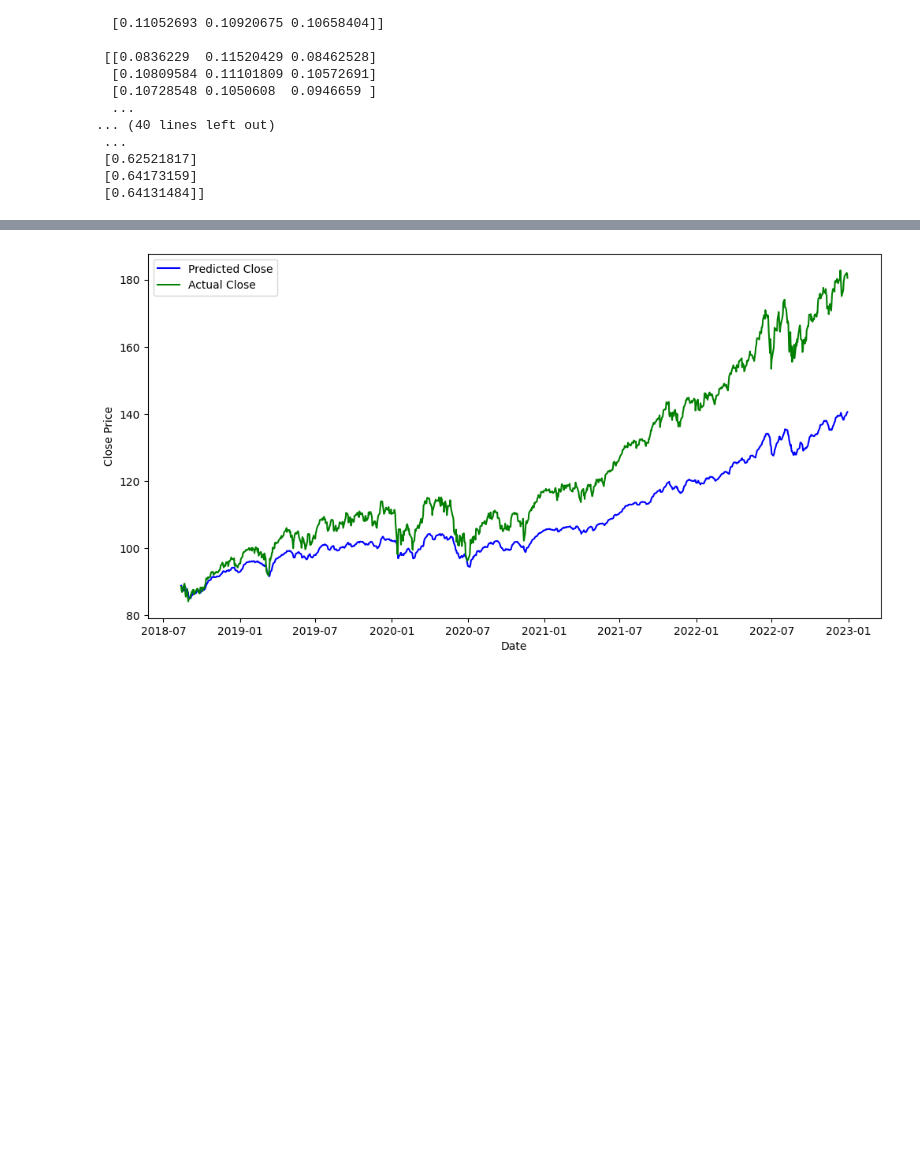
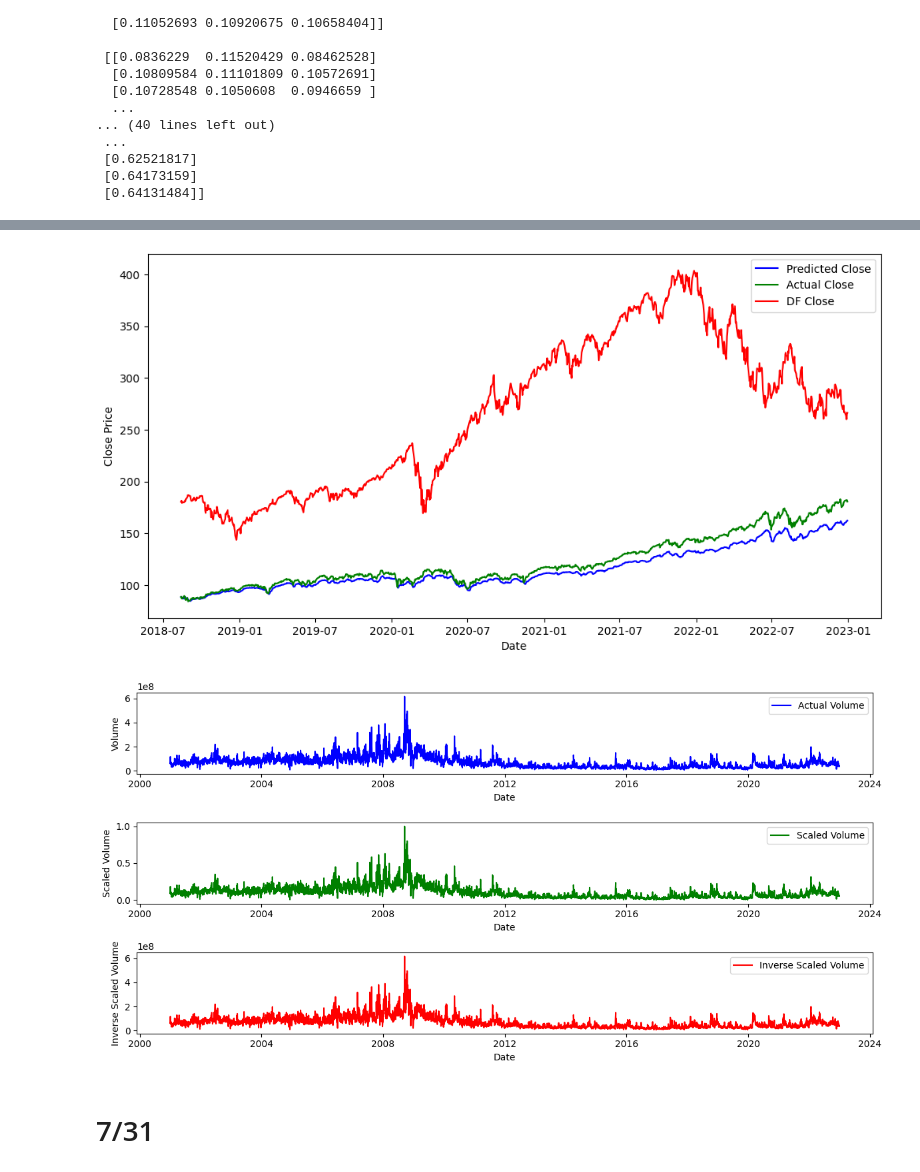
Before and after one commit to yunmokoo/SPY-Forecast_MARS_LSTM, a Jupyter notebook: SPY.ipynb, the cells around one changed output, grey strips where cells are left out. Cells and saved outputs as stored; diff of their text form; code cells hidden in the pictures; blank space fills up the shorter version.

```diff
--- a/SPY.ipynb
+++ b/SPY.ipynb
@@ -516,8 +333,13 @@ target = df['Close']
 
 # Feature scaling
 scaler = MinMaxScaler()
+
 features_scaled = scaler.fit_transform(target.values.reshape(-1, 1))
 target_scaled = scaler.fit_transform(target.values.reshape(-1, 1))
+
+#dumb
+volume_scaler = MinMaxScaler()
+volume_scaled = volume_scaler.fit_transform(features.values.reshape(-1, 1))
 
 def initiate_seq(data, target, seq_len):
     X, y = [], []
@@ -526,8 +348,7 @@ def initiate_seq(data, target, seq_len):
         y.append(target[i + seq_len])
     return np.array(X), np.array(y)
 
-seq_len = 10
-X, y = initiate_seq(features_scaled, target_scaled, seq_len)
+
 
 # Data split
 train_size = int(0.6 * len(X))
@@ -547,7 +368,8 @@ y_val = y[-val_size:]
 model = Sequential()
 model.add(LSTM(5, input_shape=(seq_len, 1)))  # 3 input features: Open, High, Low
 
-
+model.add(Dense(256, activation='relu'))
+model.add(Dense(128, activation='relu'))
 model.add(Dense(64, activation='relu'))
 model.add(Dense(32, activation='relu'))
 model.add(Dense(16, activation='relu'))
@@ -563,14 +385,44 @@ predicted_scaled = model.predict(X_test)
 predicted_close = scaler.inverse_transform(predicted_scaled)
 actual_close = scaler.inverse_transform(y_test)
 
+
 # Plotting the predicted vs actual close prices
 plt.figure(figsize=(12, 6))
 plt.plot(df.index[-len(predicted_close):], predicted_close[:, 0], label='Predicted Close', color='b')
 plt.plot(df.index[-len(predicted_close):], actual_close[:, 0], label='Actual Close', color='g')
+plt.plot(df.index[-len(actual_close):], df['Close'][-len(actual_close):], label='DF Close', color='r')  # Adding the DF Close data
 plt.xlabel('Date')
 plt.ylabel('Close Price')
 plt.legend()
 plt.show()
+
+# Plotting the actual, scaled, and inverse-scaled feature values
+plt.figure(figsize=(12, 6))
+
+# Plotting the actual feature value
+plt.subplot(3, 1, 1)
+plt.plot(df.index[-len(features):], features.values[-len(features):], label='Actual Volume', color='b')
+plt.xlabel('Date')
+plt.ylabel('Volume')
+plt.legend()
+
+# Plotting the scaled feature value
+plt.subplot(3, 1, 2)
+plt.plot(df.index[-len(volume_scaled):], volume_scaled[:, 0], label='Scaled Volume', color='g')
+plt.xlabel('Date')
+plt.ylabel('Scaled Volume')
+plt.legend()
+
+# Inverse scaling the feature value
+inverse_scaled_volume = volume_scaler.inverse_transform(volume_scaled)
+plt.subplot(3, 1, 3)
+plt.plot(df.index[-len(features):], inverse_scaled_volume[-len(features):], label='Inverse Scaled Volume', color='r')
+plt.xlabel('Date')
+plt.ylabel('Inverse Scaled Volume')
+plt.legend()
+
+plt.tight_layout()
+plt.show()
 # %% [output]
 [*********************100%***********************]  1 of 1 completed
 Epoch 1/50
@@ -592 +444,4 @@ Epoch 50/50
-[figure, old version]
+[figure, new version]
+[figure, added]
+# %% [markdown]
+# 7/31
```
Also changed, not shown: parts of 7 cells of this notebook.
